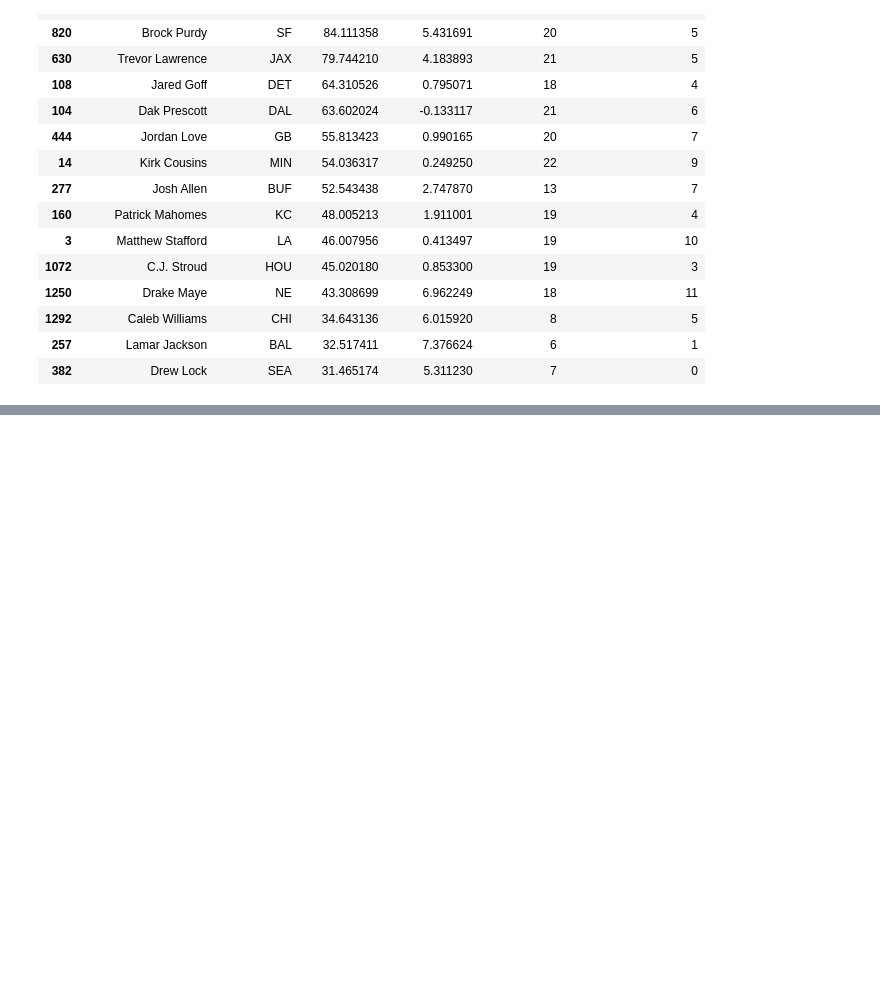
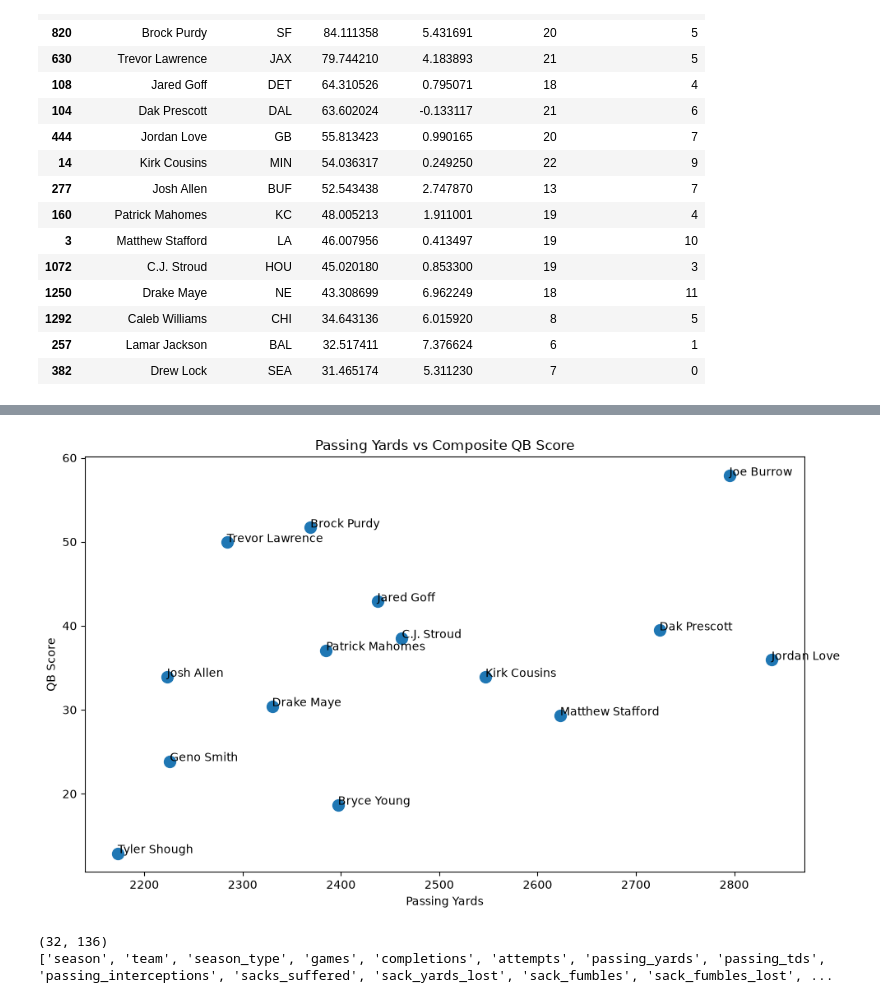
Before and after one commit to dhay2003/quarterback-impact-analysis, a Jupyter notebook: notebooks/qb_impact_analysis.ipynb, the cells around one changed output, grey strips where cells are left out. Saved outputs shown, nothing was run; the diff lists cells and outputs as text; code cells hidden in the pictures; blank space fills up the shorter version.

```diff
--- a/notebooks/qb_impact_analysis.ipynb
+++ b/notebooks/qb_impact_analysis.ipynb
@@ -296,0 +532,18 @@ qb_df[
+# %%
+import numpy as np
+
+qb_df["td_int_ratio"] = (
+    qb_df["passing_tds"] /
+    qb_df["passing_interceptions"]
+)
+
+qb_df["td_int_ratio"] = (
+    qb_df["td_int_ratio"]
+    .replace([np.inf, -np.inf], np.nan)
+)
+
+qb_df["td_int_ratio"] = qb_df["td_int_ratio"].fillna(0)
+
+qb_df["passing_epa"] = qb_df["passing_epa"].fillna(0)
+qb_df["passing_cpoe"] = qb_df["passing_cpoe"].fillna(0)
+qb_df["yards_per_attempt"] = qb_df["yards_per_attempt"].fillna(0)
@@ -296,0 +587,39 @@ qb_df[
+# %%
+plt.figure(figsize=(10,6))
+
+top_15 = qb_df.sort_values(
+    by="passing_yards",
+    ascending=False
+).head(15)
+
+plt.scatter(
+    top_15["passing_yards"],
+    top_15["qb_score"],
+    s=100
+)
+
+for _, row in top_15.iterrows():
+    plt.annotate(
+        row["player_display_name"],
+        (row["passing_yards"], row["qb_score"])
+    )
+
+plt.xlabel("Passing Yards")
+plt.ylabel("QB Score")
+plt.title("Passing Yards vs Composite QB Score")
+
+plt.tight_layout()
+plt.show()
+# %% [output]
+[figure, added]
+# %%
+team_df = pd.read_csv(
+    "../data/raw/stats_team_reg_2026.csv"
+)
+
+print(team_df.shape)
+
+print(team_df.columns.tolist())
+# %% [output]
+(32, 136)
+['season', 'team', 'season_type', 'games', 'completions', 'attempts', 'passing_yards', 'passing_tds', 'passing_interceptions', 'sacks_suffered', 'sack_yards_lost', 'sack_fumbles', 'sack_fumbles_lost', ...
```
Also changed, not shown: parts of 23 cells of this notebook, 4 other files.
